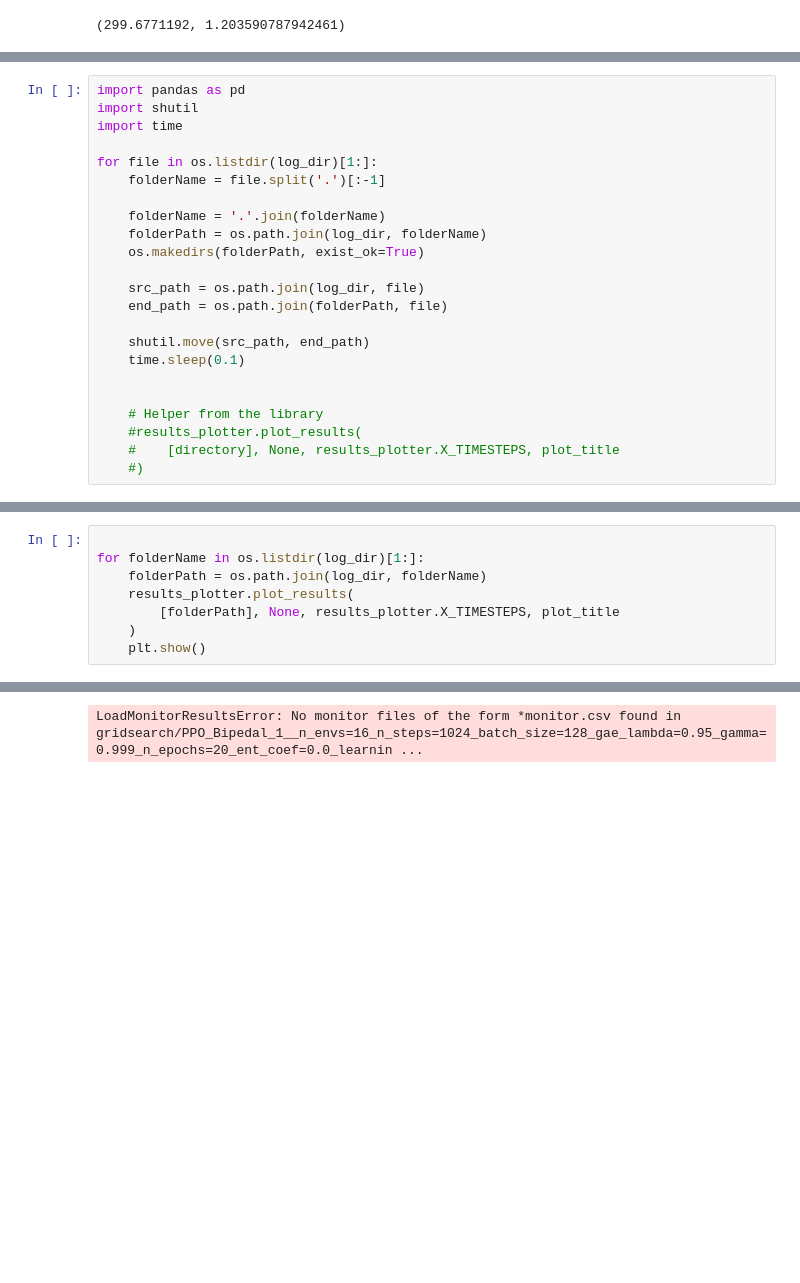
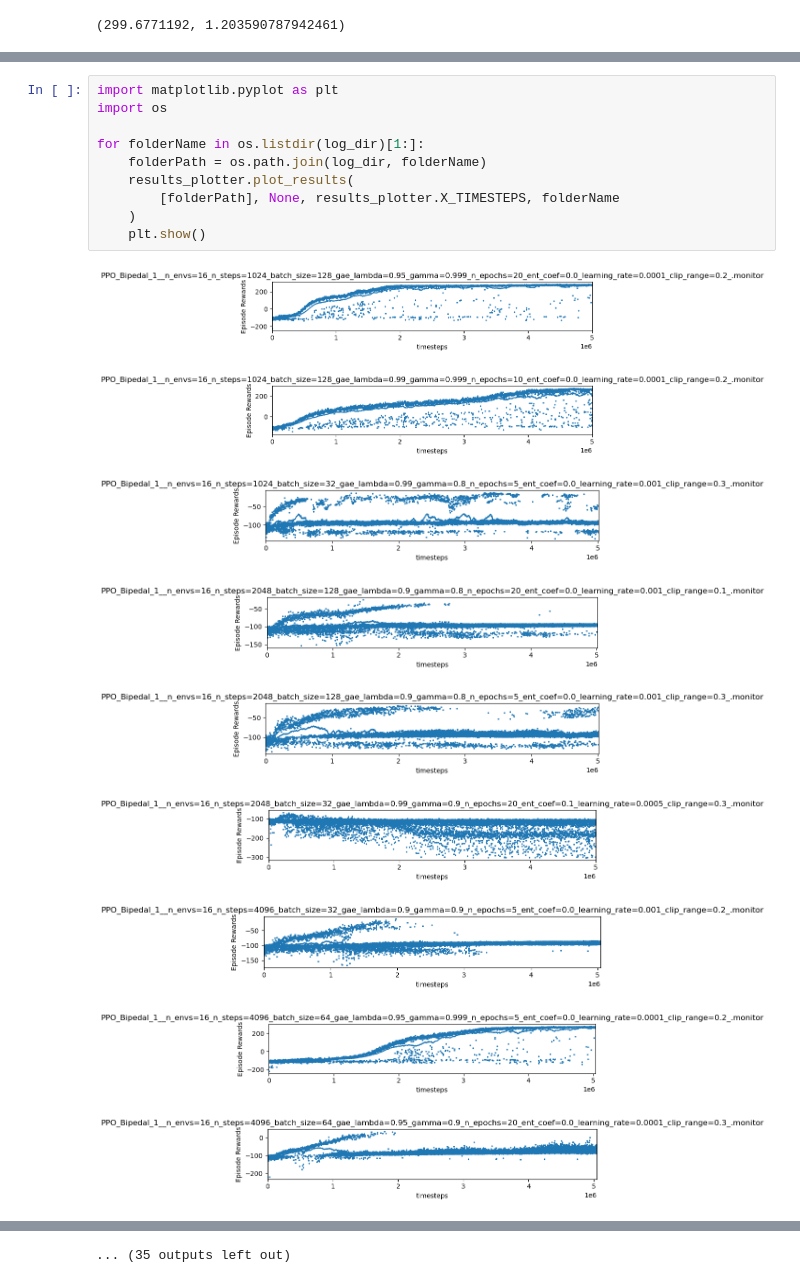
Before and after one commit to daniel-macrae/DRL-Assignment-2023, a Jupyter notebook: Part2/Evaluate Trained Model.ipynb, the cells around one changed output, grey strips where cells are left out. Drawn from its saved outputs; the diff is of its cells as text; blank space fills up the shorter version.

```diff
--- a/Part2/Evaluate Trained Model.ipynb
+++ b/Part2/Evaluate Trained Model.ipynb
@@ -105,23 +106,0 @@ results_plotter.plot_results(
-# %%
-import pandas as pd
-import shutil
-import time
-
-for file in os.listdir(log_dir)[1:]:
-    folderName = file.split('.')[:-1]
-
-    folderName = '.'.join(folderName)
-    folderPath = os.path.join(log_dir, folderName)
-    os.makedirs(folderPath, exist_ok=True)
-
-    src_path = os.path.join(log_dir, file)
-    end_path = os.path.join(folderPath, file)
-
-    shutil.move(src_path, end_path)
-    time.sleep(0.1)
-
-
-    # Helper from the library
-    #results_plotter.plot_results(
-    #    [directory], None, results_plotter.X_TIMESTEPS, plot_title
-    #)
@@ -128,9 +197,20 @@ for file in os.listdir(log_dir)[1:]:
 # %%
+import matplotlib.pyplot as plt
+import os
 
 for folderName in os.listdir(log_dir)[1:]:
     folderPath = os.path.join(log_dir, folderName)
     results_plotter.plot_results(
-        [folderPath], None, results_plotter.X_TIMESTEPS, plot_title
+        [folderPath], None, results_plotter.X_TIMESTEPS, folderName
     )
     plt.show()
 # %% [output]
+[figure, added]
+[figure, added]
+[figure, added]
+[figure, added]
+[figure, added]
+[figure, added]
+[figure, added]
+[figure, added]
+[figure, added]
@@ -137 +220 @@ for folderName in os.listdir(log_dir)[1:]:
-LoadMonitorResultsError: No monitor files of the form *monitor.csv found in gridsearch/PPO_Bipedal_1__n_envs=16_n_steps=1024_batch_size=128_gae_lambda=0.95_gamma=0.999_n_epochs=20_ent_coef=0.0_learnin ...
+... (35 outputs left out)
```
Also changed, not shown: parts of 9 cells of this notebook, 4 other files.
